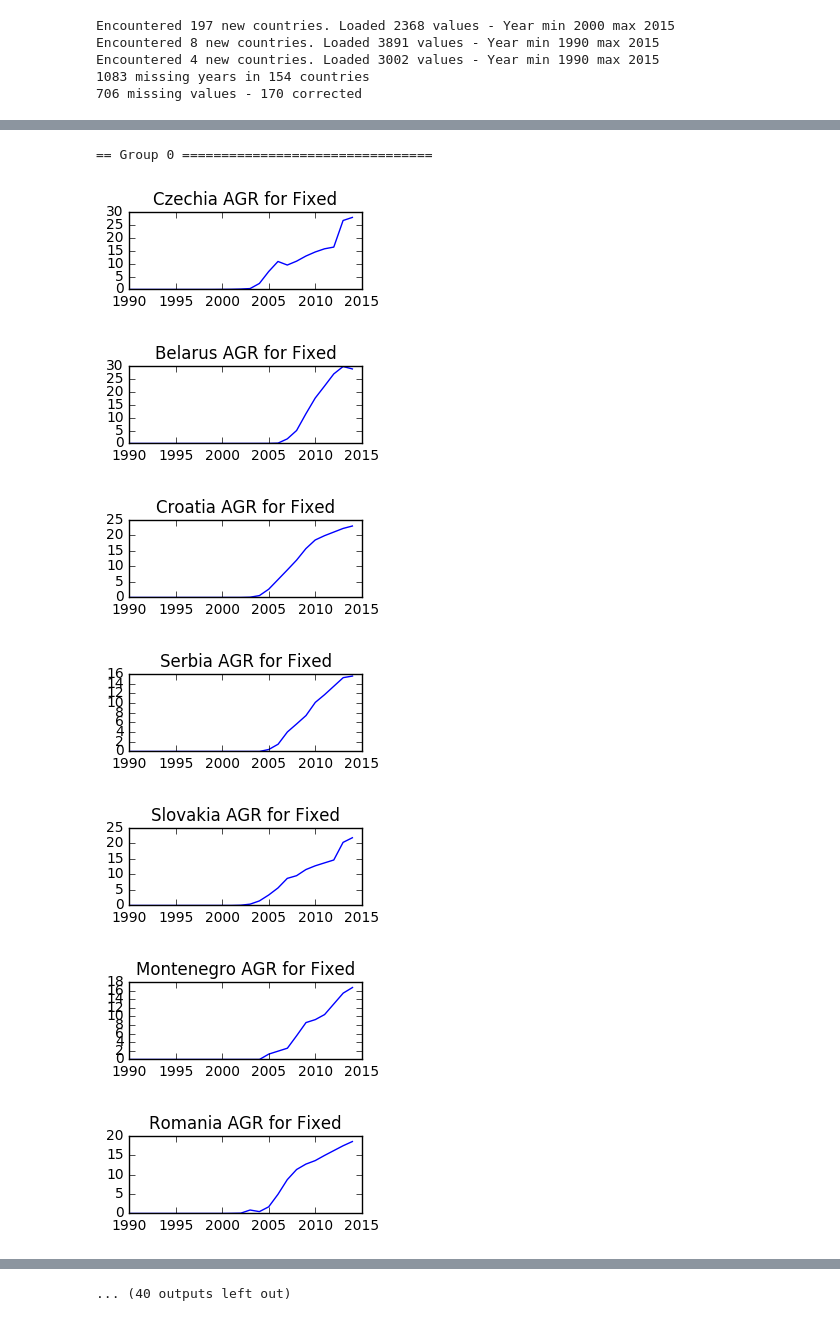
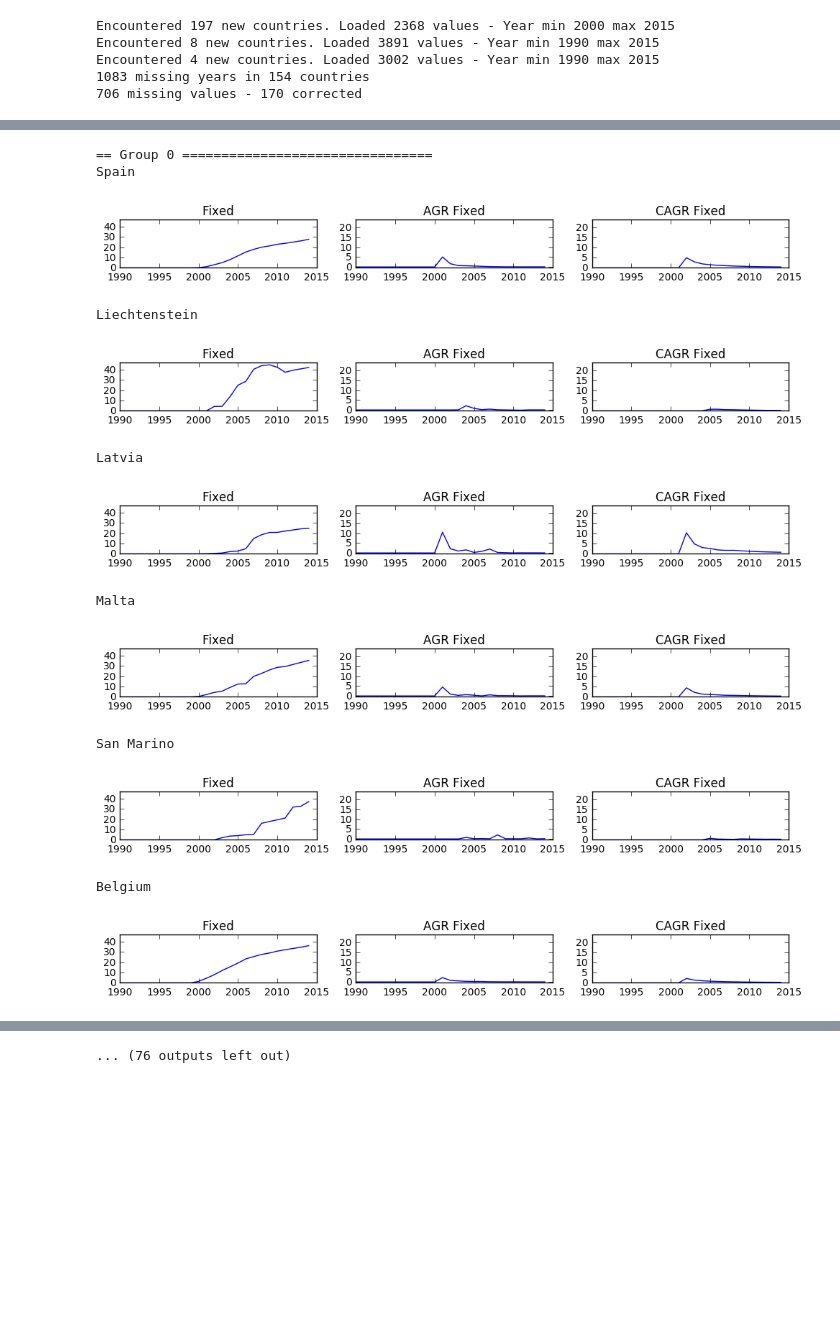
Before and after one commit to ichatz/internet-usage-analysis, a Jupyter notebook: notebooks/growth-rate.ipynb, the cells around one changed output, grey strips where cells are left out. Drawn from its saved outputs; the diff is of its cells as text; code cells hidden in the pictures; blank space fills up the shorter version.

Commit message:
investigating annual growth rate and compound annual growth rate as a mean to cluster data

```diff
--- a/notebooks/growth-rate.ipynb
+++ b/notebooks/growth-rate.ipynb
@@ -85,2 +177,2 @@ totColumns = years['max'] - years['min']
 # %%
-totGroups = 5
+totGroups = 7
@@ -97,8 +202,13 @@ c = kmeans.predict([row[1:totColumns] for row in countryData])
 # %%
-mergedata = []
+countryGroup = []
+countryGroupDict = {}
 for row in range(0, len(countryData)):
     line = []
-    for data in countryData[row]:
-        line.append(data)
-    line.append(c[row])
-    mergedata.append(line)
+    line.append(countryData[row][0])
+    line.append(cAll[row])
+    line.append(cFixed[row])
+    line.append(cMobile[row])
+    line.append(cUsage[row])
+    countryGroup.append(line)
+    countryGroupDict[countryData[row][0]] = line
+    print(countryData[row][0], line)
@@ -105,7 +233,7 @@ for row in range(0, len(countryData)):
 # %%
 for group in range(0,totGroups):
     print("== Group", group, "================================")
-    for name in [row for row in mergedata if row[totColumns+1]==group]:
+    for name in [row for row in countryGroup if row[4]==group]:
         print(name[0])
 # %% [output]
 == Group 0 ================================
@@ -128,20 +256,39 @@ Ireland
 # %%
 x = np.arange(years['min'], years['max'], 1);
 for group in range(0,totGroups):
     print("== Group", group, "================================")
     for name in [row for row in mergedata if row[totColumns+1]==group]:
-        y = countriesPlot[name[0]]
-
-        plt.figure(figsize=(3,1))
-        plt.title(name[0] + " AGR for Fixed")
-        plt.plot(x, y)
+        #y = countriesPlot[name[0]]
+        #plt.figure(figsize=(3,1))
+        #plt.title(name[0] + " AGR for Fixed")
+        #plt.plot(x, y)
+        #plt.show()
+        print(name[0])
+        plt.figure(figsize=(12,4))
+        plt.subplot(434)
+        plt.title("Fixed")
+        plt.ylim(ymin[0],ymax[0])
+        plt.plot(x, countriesPlot[name[0]][0])
+        plt.subplot(435)
+        plt.title("AGR Fixed")
+        plt.ylim(ymin[3],ymax[3])
+        plt.plot(x, countriesPlot[name[0]][3])
+        plt.subplot(436)
+        plt.title("CAGR Fixed")
+        plt.ylim(ymin[6],ymax[6])
+        plt.plot(x, countriesPlot[name[0]][6])
         plt.show()
 # %% [output]
 == Group 0 ================================
+Spain
-[figure, old version]
+[figure, new version]
+Liechtenstein
-[figure, old version]
+[figure, new version]
+Latvia
-[figure, old version]
+[figure, new version]
+Malta
-[figure, old version]
+[figure, new version]
+San Marino
-[figure, old version]
+[figure, new version]
+Belgium
-[figure, old version]
+[figure, new version]
-[figure, removed]
@@ -152 +295 @@ for group in range(0,totGroups):
-... (40 outputs left out)
+... (76 outputs left out)
```
Also changed, not shown: parts of 22 cells of this notebook, 2 other files.
